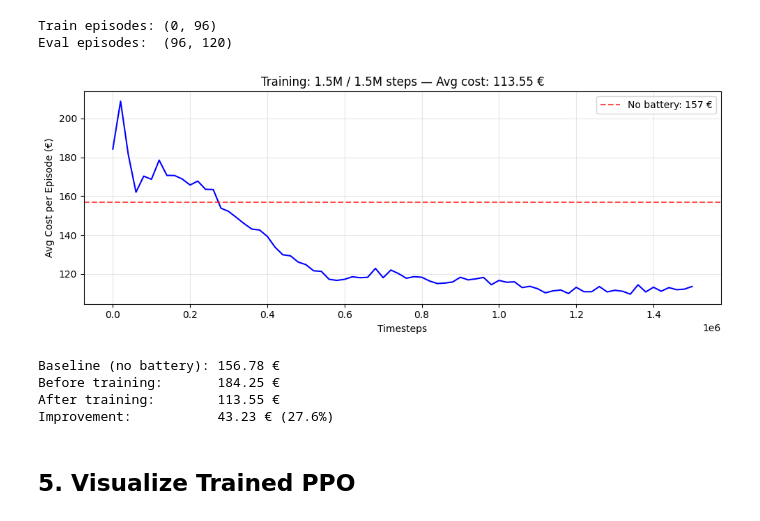
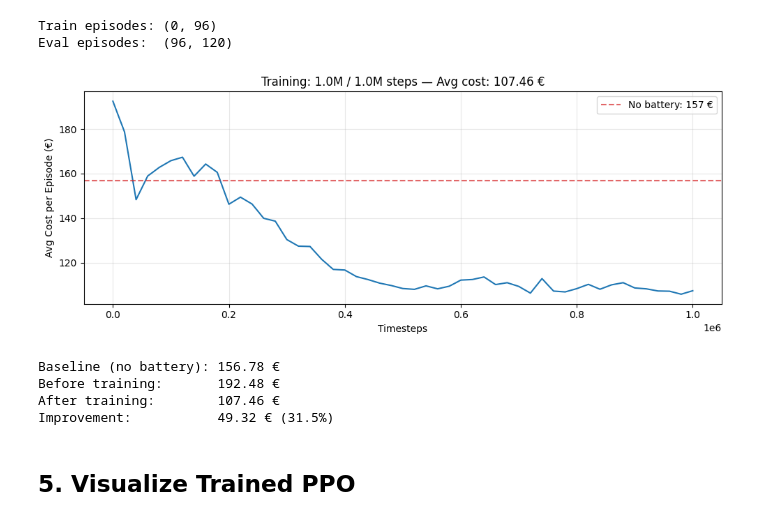
Before and after one commit to aihpi/workshop-rl2-implementation, a Jupyter notebook: 01_workshop/notebooks/02_explore_environment.ipynb, the cells around one changed output. Saved outputs shown, nothing was run; the diff lists cells and outputs as text; code cells hidden in the pictures.

```diff
--- a/01_workshop/notebooks/02_explore_environment.ipynb
+++ b/01_workshop/notebooks/02_explore_environment.ipynb
@@ -132,35 +141,35 @@ model = PPO("MlpPolicy", train_env, verbose=0)
 Train episodes: (0, 96)
 Eval episodes:  (96, 120)
 # %%
-TOTAL_TIMESTEPS = int(1.5e6)
+TOTAL_TIMESTEPS = int(1e6)
 
 # Baseline cost from eval data (unaffected by reward shaping)
 start, end = eval_env._available_episodes
 baseline_cost = np.mean(np.sum(eval_env.prices[start:end] * eval_env.loads[start:end], axis=1))
 
 callback = LiveEvalCallback(
     eval_env=eval_env,
     eval_freq=20_000,
     baseline_cost=baseline_cost,
 )
 
 print(f"Training PPO for {TOTAL_TIMESTEPS/1e3:.0f}k steps...")
 model.learn(total_timesteps=TOTAL_TIMESTEPS, callback=callback)
 
 # Training summary
 cost_before = -callback.mean_rewards[0]
 cost_after = -callback.mean_rewards[-1]
 
 print(f"\nBaseline (no battery): {baseline_cost:.2f} €")
 print(f"Before training:       {cost_before:.2f} €")
 print(f"After training:        {cost_after:.2f} €")
 print(f"Improvement:           {baseline_cost - cost_after:.2f} € ({100 * (baseline_cost - cost_after) / baseline_cost:.1f}%)")
 # %% [output]
-[figure, old version]
+[figure, new version]
 Baseline (no battery): 156.78 €
-Before training:       184.25 €
-After training:        113.55 €
-Improvement:           43.23 € (27.6%)
+Before training:       192.48 €
+After training:        107.46 €
+Improvement:           49.32 € (31.5%)
 # %% [markdown]
 ## 5. Visualize Trained PPO
 # %%
```
Also changed, not shown: parts of 8 cells of this notebook, 8 other files.
